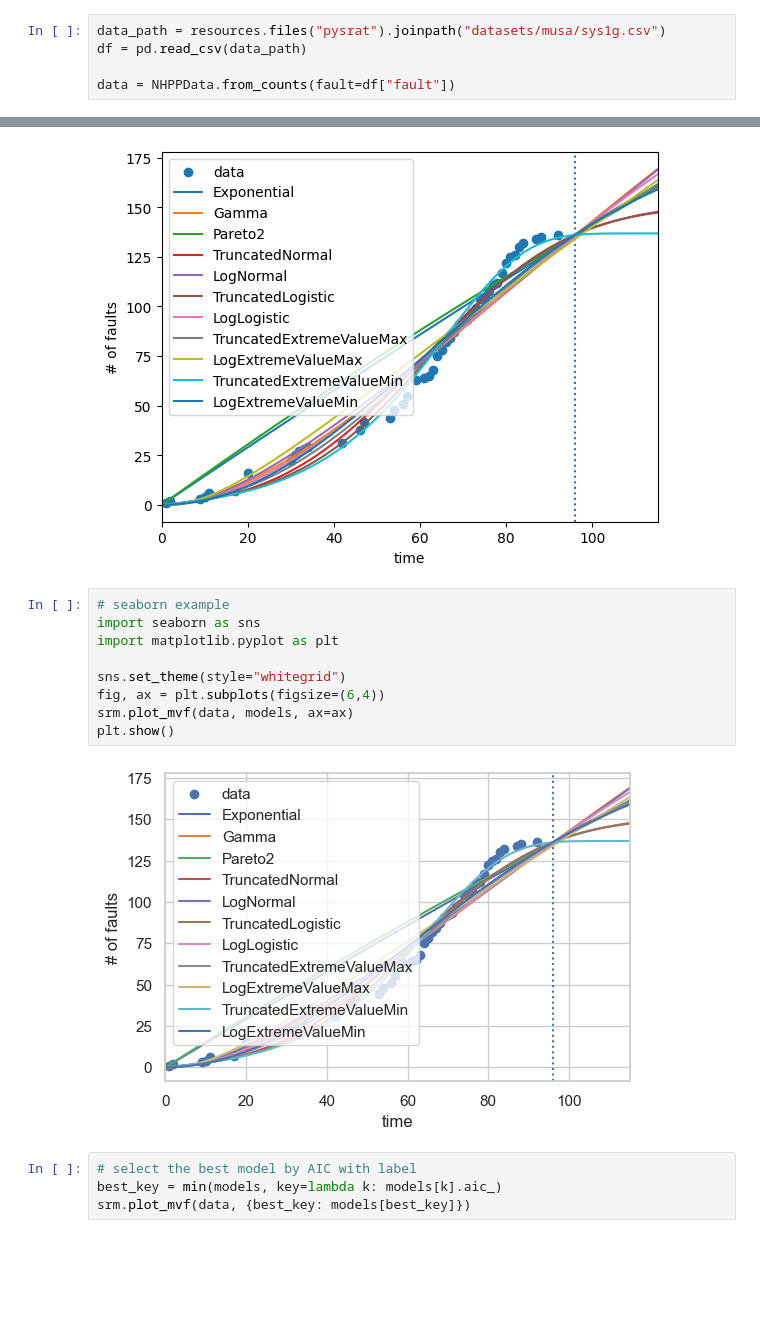
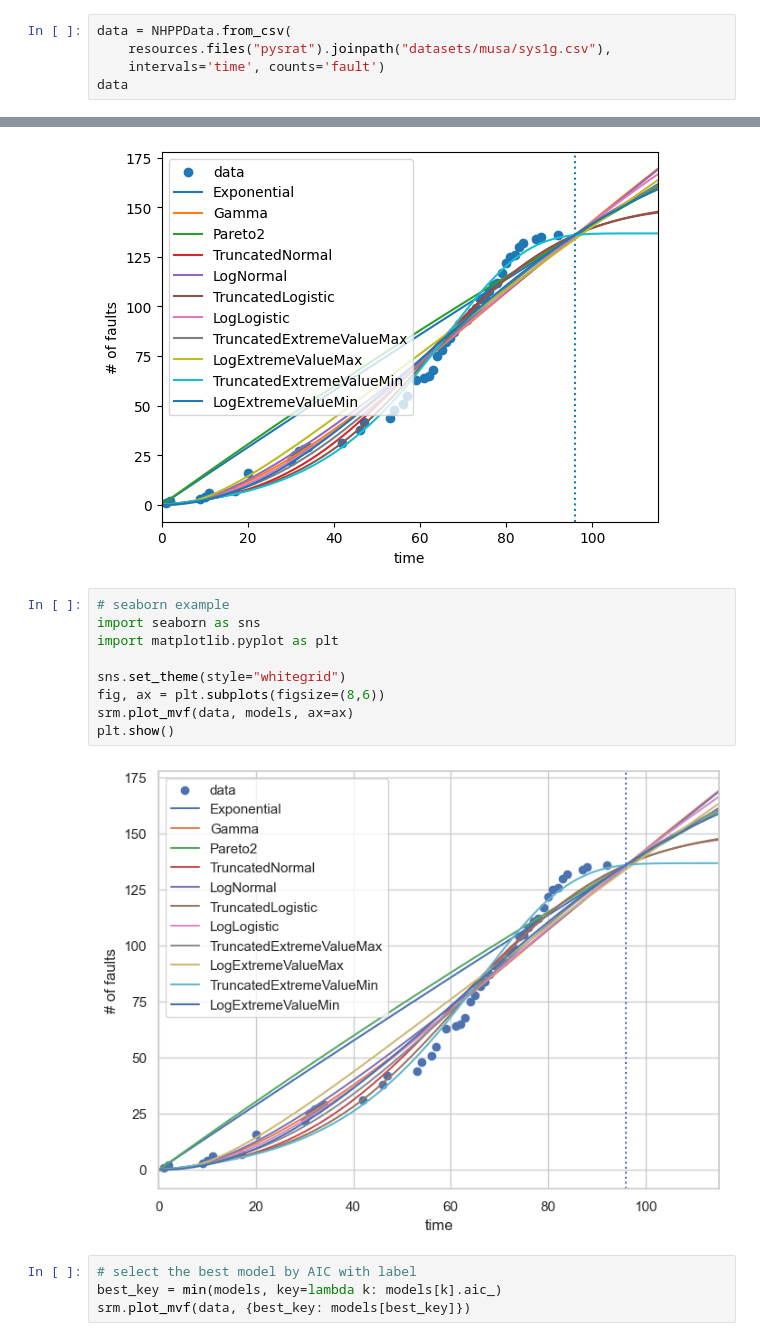
Before and after one commit to SwReliab/pysrat, a Jupyter notebook: examples/example1.ipynb, the cells around one changed output, grey strips where cells are left out. Cells and saved outputs as stored; diff of their text form; blank space fills up the shorter version.

```diff
--- a/examples/example1.ipynb
+++ b/examples/example1.ipynb
@@ -11,7 +11,7 @@ import pysrat.nhpp as srm
 
 from pysrat.data import NHPPData
 # %%
-data_path = resources.files("pysrat").joinpath("datasets/musa/sys1g.csv")
-df = pd.read_csv(data_path)
-
-data = NHPPData.from_counts(fault=df["fault"])
+data = NHPPData.from_csv(
+    resources.files("pysrat").joinpath("datasets/musa/sys1g.csv"),
+    intervals='time', counts='fault')
+data
@@ -43,14 +61,14 @@ srm.plot_mvf(data, models)
 # %%
 # seaborn example
 import seaborn as sns
 import matplotlib.pyplot as plt
 
 sns.set_theme(style="whitegrid")
-fig, ax = plt.subplots(figsize=(6,4))
+fig, ax = plt.subplots(figsize=(8,6))
 srm.plot_mvf(data, models, ax=ax)
 plt.show()
 # %% [output]
-[figure, old version]
+[figure, new version]
 # %%
 # select the best model by AIC with label
 best_key = min(models, key=lambda k: models[k].aic_)
```
Also changed, not shown: parts of 1 cell of this notebook, 5 other files.
